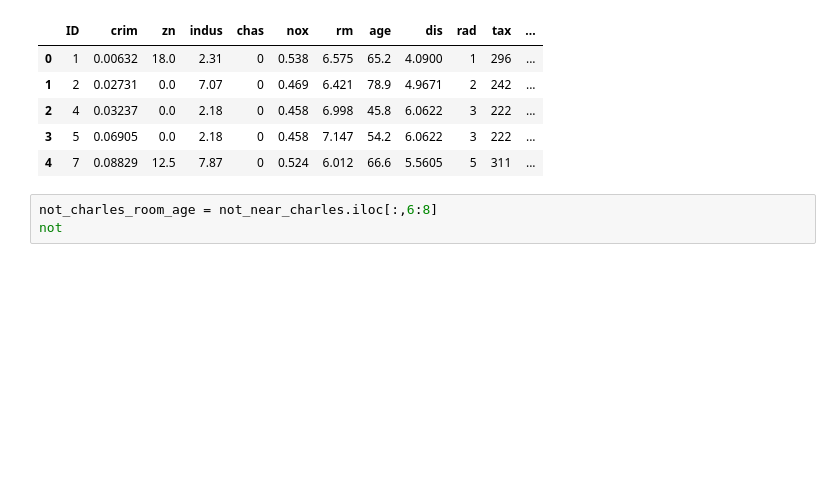
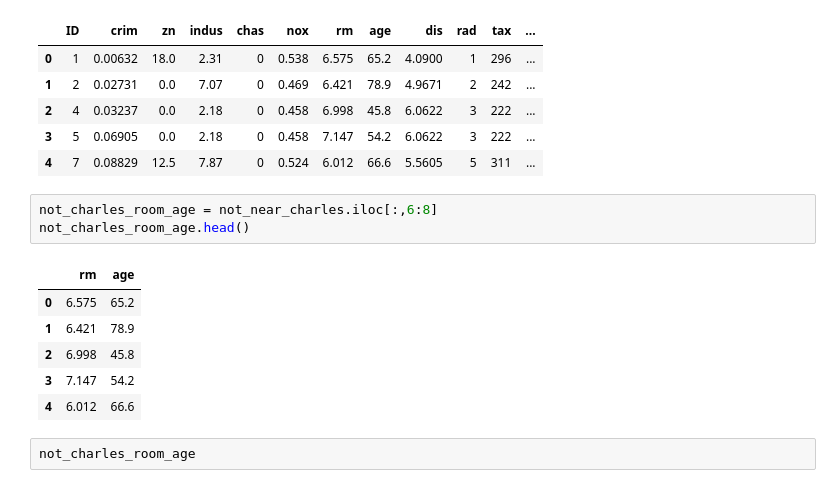
Before and after one commit to lnhdn/dsc-project-eda-with-pandas-nyc-ds-career-042219, a Jupyter notebook: index.ipynb, the cells around one changed output. Cells and saved outputs as stored; diff of their text form; blank space fills up the shorter version.

```diff
--- a/index.ipynb
+++ b/index.ipynb
@@ -165,4 +165,13 @@ not_near_charles.head()
 | 4 | 7 | 0.08829 | 12.5 | 7.87 | 0 | 0.524 | 6.012 | 66.6 | 5.5605 | 5 | 311 | ... |
 # %%
 not_charles_room_age = not_near_charles.iloc[:,6:8]
-not
+not_charles_room_age.head()
+# %% [output]
+|  | rm | age |
+| 0 | 6.575 | 65.2 |
+| 1 | 6.421 | 78.9 |
+| 2 | 6.998 | 45.8 |
+| 3 | 7.147 | 54.2 |
+| 4 | 6.012 | 66.6 |
+# %%
+not_charles_room_age
```
